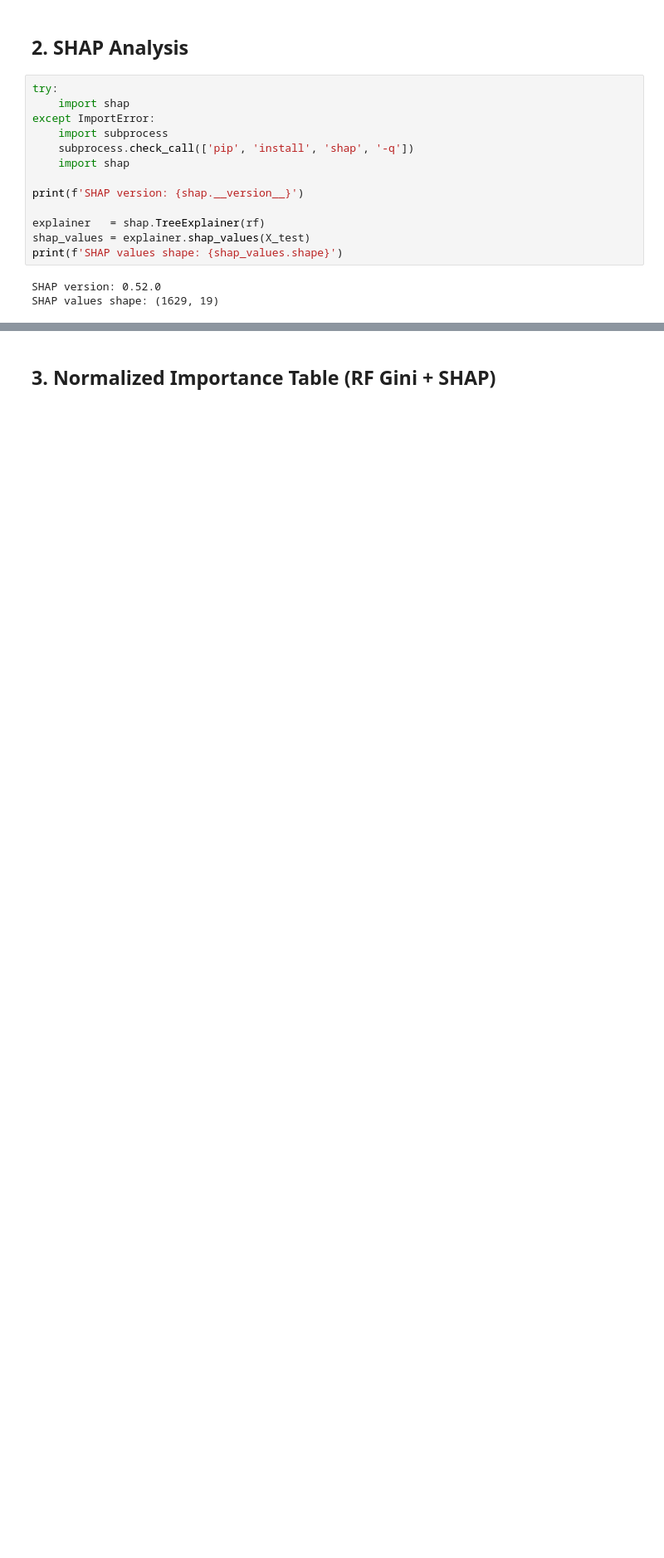
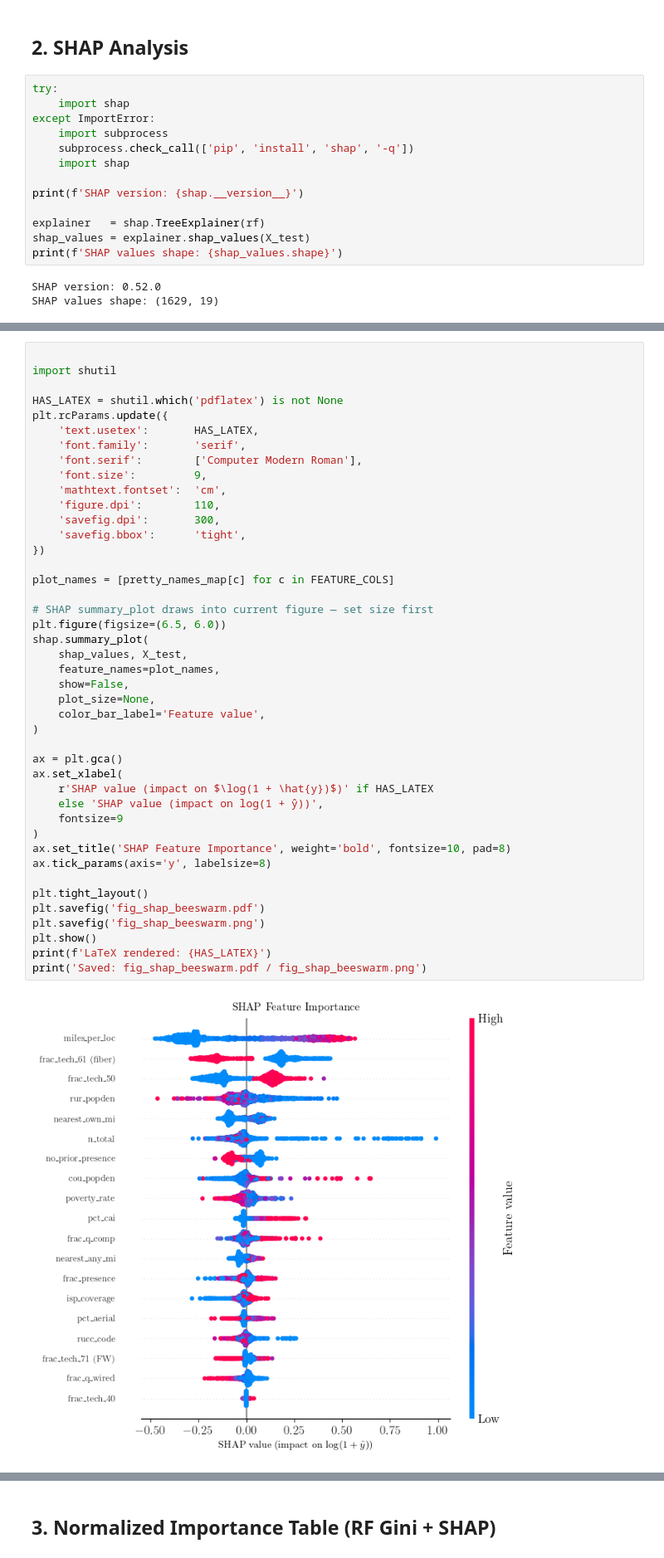
Before and after one commit to yusunnyf/bead_funding_predictor, a Jupyter notebook: random_forest/bead_rf_shap_ablation.ipynb, the cells around one changed output, grey strips where cells are left out. Shown at 83% size. Saved outputs shown, nothing was run; the diff lists cells and outputs as text; blank space fills up the shorter version.

```diff
--- a/random_forest/bead_rf_shap_ablation.ipynb
+++ b/random_forest/bead_rf_shap_ablation.ipynb
@@ -257,0 +236,45 @@ Saved: shap_beeswarm.pdf / shap_beeswarm.png
+# %%
+
+import shutil
+
+HAS_LATEX = shutil.which('pdflatex') is not None
+plt.rcParams.update({
+    'text.usetex':       HAS_LATEX,
+    'font.family':       'serif',
+    'font.serif':        ['Computer Modern Roman'],
+    'font.size':         9,
+    'mathtext.fontset':  'cm',
+    'figure.dpi':        110,
+    'savefig.dpi':       300,
+    'savefig.bbox':      'tight',
+})
+
+plot_names = [pretty_names_map[c] for c in FEATURE_COLS]
+
+# SHAP summary_plot draws into current figure — set size first
+plt.figure(figsize=(6.5, 6.0))
+shap.summary_plot(
+    shap_values, X_test,
+    feature_names=plot_names,
+    show=False,
+    plot_size=None,
+    color_bar_label='Feature value',
+)
+
+ax = plt.gca()
+ax.set_xlabel(
+    r'SHAP value (impact on $\log(1 + \hat{y})$)' if HAS_LATEX
+    else 'SHAP value (impact on log(1 + ŷ))',
+    fontsize=9
+)
+ax.set_title('SHAP Feature Importance', weight='bold', fontsize=10, pad=8)
+ax.tick_params(axis='y', labelsize=8)
+
+plt.tight_layout()
+plt.savefig('fig_shap_beeswarm.pdf')
+plt.savefig('fig_shap_beeswarm.png')
+plt.show()
+print(f'LaTeX rendered: {HAS_LATEX}')
+print('Saved: fig_shap_beeswarm.pdf / fig_shap_beeswarm.png')
+# %% [output]
+[figure, added]
```
Also changed, not shown: parts of 5 cells of this notebook, 3 other files.
